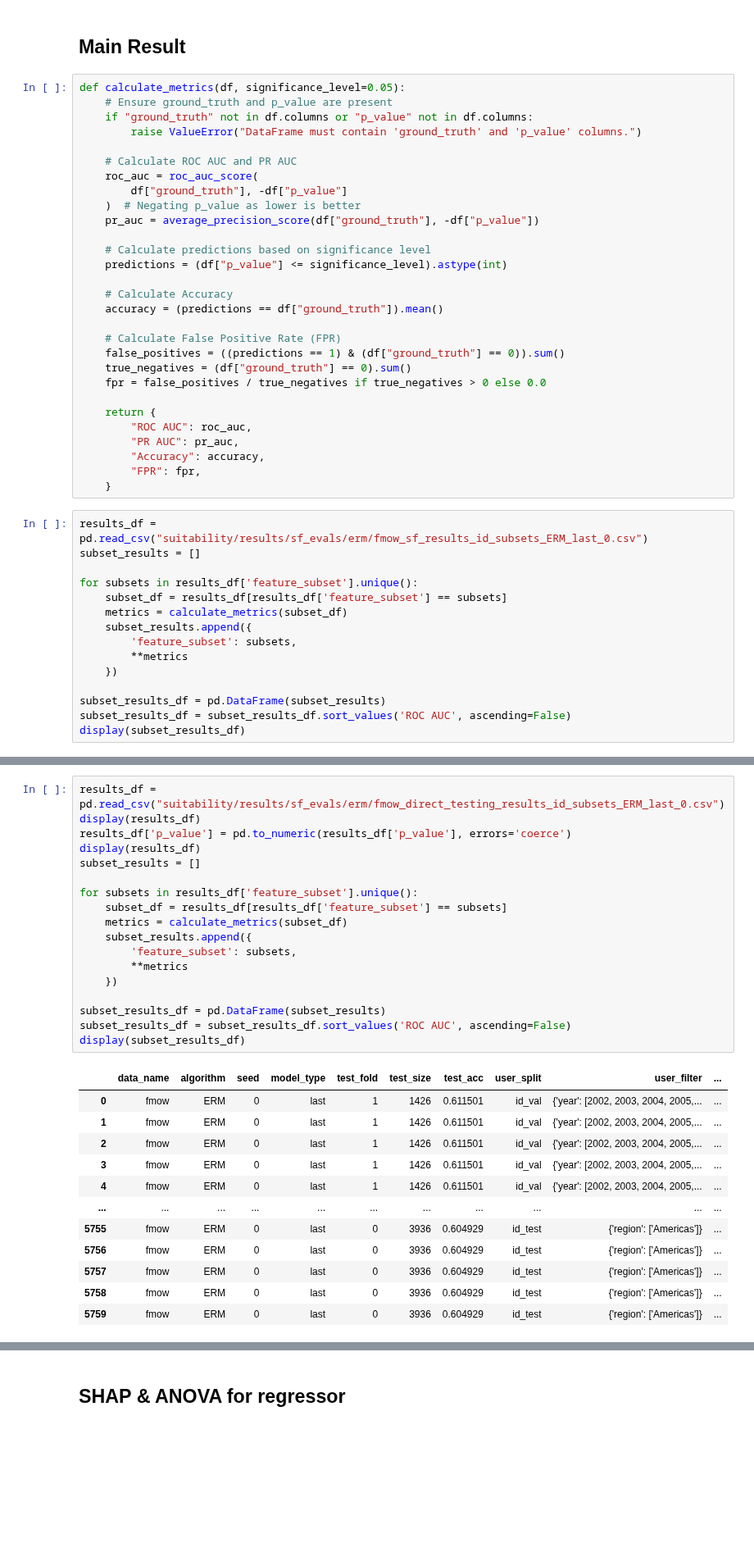
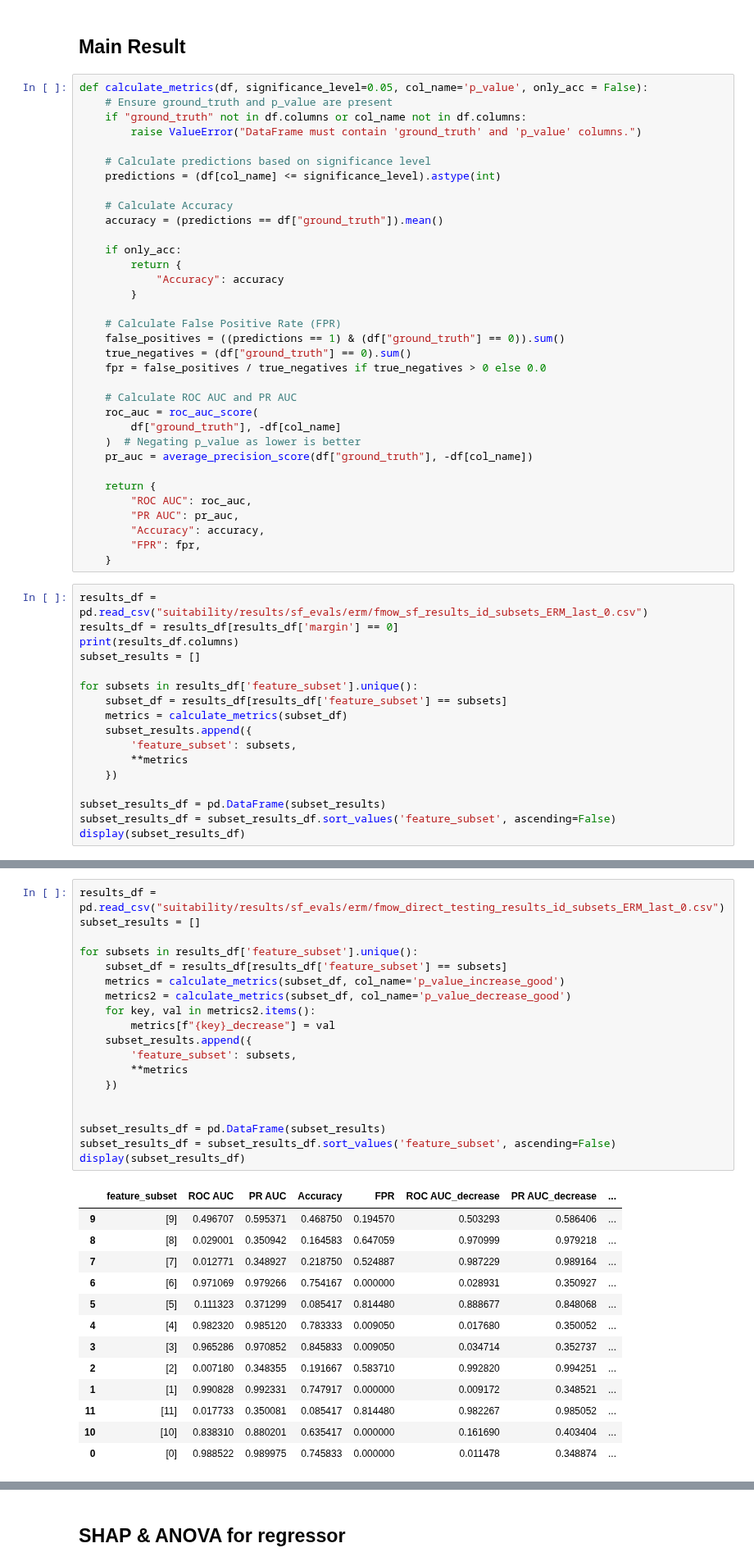
Before and after one commit to cleverhans-lab/suitability, a Jupyter notebook: tables_plots.ipynb, the cells around one changed output, grey strips where cells are left out. Shown at 82% size. Drawn from its saved outputs; the diff is of its cells as text; blank space fills up the shorter version.

```diff
--- a/tables_plots.ipynb
+++ b/tables_plots.ipynb
@@ -24,27 +25,32 @@ np.random.seed(32)
 # %% [markdown]
 ## Main Result
 # %%
-def calculate_metrics(df, significance_level=0.05):
+def calculate_metrics(df, significance_level=0.05, col_name='p_value', only_acc = False):
     # Ensure ground_truth and p_value are present
-    if "ground_truth" not in df.columns or "p_value" not in df.columns:
+    if "ground_truth" not in df.columns or col_name not in df.columns:
         raise ValueError("DataFrame must contain 'ground_truth' and 'p_value' columns.")
 
-    # Calculate ROC AUC and PR AUC
-    roc_auc = roc_auc_score(
-        df["ground_truth"], -df["p_value"]
-    )  # Negating p_value as lower is better
-    pr_auc = average_precision_score(df["ground_truth"], -df["p_value"])
-
     # Calculate predictions based on significance level
-    predictions = (df["p_value"] <= significance_level).astype(int)
+    predictions = (df[col_name] <= significance_level).astype(int)
 
     # Calculate Accuracy
     accuracy = (predictions == df["ground_truth"]).mean()
+
+    if only_acc:
+        return {
+            "Accuracy": accuracy
+        }
 
     # Calculate False Positive Rate (FPR)
     false_positives = ((predictions == 1) & (df["ground_truth"] == 0)).sum()
     true_negatives = (df["ground_truth"] == 0).sum()
     fpr = false_positives / true_negatives if true_negatives > 0 else 0.0
+
+    # Calculate ROC AUC and PR AUC
+    roc_auc = roc_auc_score(
+        df["ground_truth"], -df[col_name]
+    )  # Negating p_value as lower is better
+    pr_auc = average_precision_score(df["ground_truth"], -df[col_name])
 
     return {
         "ROC AUC": roc_auc,
@@ -54,6 +60,8 @@ def calculate_metrics(df, significance_level=0.05):
     }
 # %%
 results_df = pd.read_csv("suitability/results/sf_evals/erm/fmow_sf_results_id_subsets_ERM_last_0.csv")
+results_df = results_df[results_df['margin'] == 0]
+print(results_df.columns)
 subset_results = []
 
 for subsets in results_df['feature_subset'].unique():
@@ -65,6 +73,6 @@ for subsets in results_df['feature_subset'].unique():
     })
 
 subset_results_df = pd.DataFrame(subset_results)
-subset_results_df = subset_results_df.sort_values('ROC AUC', ascending=False)
+subset_results_df = subset_results_df.sort_values('feature_subset', ascending=False)
 display(subset_results_df)
 # %% [output]
@@ -88,31 +133,33 @@ display(subset_results_df)
 # %%
 results_df = pd.read_csv("suitability/results/sf_evals/erm/fmow_direct_testing_results_id_subsets_ERM_last_0.csv")
-display(results_df)
-results_df['p_value'] = pd.to_numeric(results_df['p_value'], errors='coerce')
-display(results_df)
 subset_results = []
 
 for subsets in results_df['feature_subset'].unique():
     subset_df = results_df[results_df['feature_subset'] == subsets]
-    metrics = calculate_metrics(subset_df)
+    metrics = calculate_metrics(subset_df, col_name='p_value_increase_good')
+    metrics2 = calculate_metrics(subset_df, col_name='p_value_decrease_good')
+    for key, val in metrics2.items():
+        metrics[f"{key}_decrease"] = val
     subset_results.append({
         'feature_subset': subsets,
         **metrics
     })
 
+
 subset_results_df = pd.DataFrame(subset_results)
-subset_results_df = subset_results_df.sort_values('ROC AUC', ascending=False)
+subset_results_df = subset_results_df.sort_values('feature_subset', ascending=False)
 display(subset_results_df)
 # %% [output]
-|  | data_name | algorithm | seed | model_type | test_fold | test_size | test_acc | user_split | user_filter | ... |
-| 0 | fmow | ERM | 0 | last | 1 | 1426 | 0.611501 | id_val | {'year': [2002, 2003, 2004, 2005,... | ... |
-| 1 | fmow | ERM | 0 | last | 1 | 1426 | 0.611501 | id_val | {'year': [2002, 2003, 2004, 2005,... | ... |
-| 2 | fmow | ERM | 0 | last | 1 | 1426 | 0.611501 | id_val | {'year': [2002, 2003, 2004, 2005,... | ... |
-| 3 | fmow | ERM | 0 | last | 1 | 1426 | 0.611501 | id_val | {'year': [2002, 2003, 2004, 2005,... | ... |
-| 4 | fmow | ERM | 0 | last | 1 | 1426 | 0.611501 | id_val | {'year': [2002, 2003, 2004, 2005,... | ... |
-| ... | ... | ... | ... | ... | ... | ... | ... | ... | ... | ... |
-| 5755 | fmow | ERM | 0 | last | 0 | 3936 | 0.604929 | id_test | {'region': ['Americas']} | ... |
-| 5756 | fmow | ERM | 0 | last | 0 | 3936 | 0.604929 | id_test | {'region': ['Americas']} | ... |
-| 5757 | fmow | ERM | 0 | last | 0 | 3936 | 0.604929 | id_test | {'region': ['Americas']} | ... |
-| 5758 | fmow | ERM | 0 | last | 0 | 3936 | 0.604929 | id_test | {'region': ['Americas']} | ... |
-| 5759 | fmow | ERM | 0 | last | 0 | 3936 | 0.604929 | id_test | {'region': ['Americas']} | ... |
+|  | feature_subset | ROC AUC | PR AUC | Accuracy | FPR | ROC AUC_decrease | PR AUC_decrease | ... |
+| 9 | [9] | 0.496707 | 0.595371 | 0.468750 | 0.194570 | 0.503293 | 0.586406 | ... |
+| 8 | [8] | 0.029001 | 0.350942 | 0.164583 | 0.647059 | 0.970999 | 0.979218 | ... |
+| 7 | [7] | 0.012771 | 0.348927 | 0.218750 | 0.524887 | 0.987229 | 0.989164 | ... |
+| 6 | [6] | 0.971069 | 0.979266 | 0.754167 | 0.000000 | 0.028931 | 0.350927 | ... |
+| 5 | [5] | 0.111323 | 0.371299 | 0.085417 | 0.814480 | 0.888677 | 0.848068 | ... |
+| 4 | [4] | 0.982320 | 0.985120 | 0.783333 | 0.009050 | 0.017680 | 0.350052 | ... |
+| 3 | [3] | 0.965286 | 0.970852 | 0.845833 | 0.009050 | 0.034714 | 0.352737 | ... |
+| 2 | [2] | 0.007180 | 0.348355 | 0.191667 | 0.583710 | 0.992820 | 0.994251 | ... |
+| 1 | [1] | 0.990828 | 0.992331 | 0.747917 | 0.000000 | 0.009172 | 0.348521 | ... |
+| 11 | [11] | 0.017733 | 0.350081 | 0.085417 | 0.814480 | 0.982267 | 0.985052 | ... |
+| 10 | [10] | 0.838310 | 0.880201 | 0.635417 | 0.000000 | 0.161690 | 0.403404 | ... |
+| 0 | [0] | 0.988522 | 0.989975 | 0.745833 | 0.000000 | 0.011478 | 0.348874 | ... |
```
Also changed, not shown: parts of 11 cells of this notebook, 2 other files.
